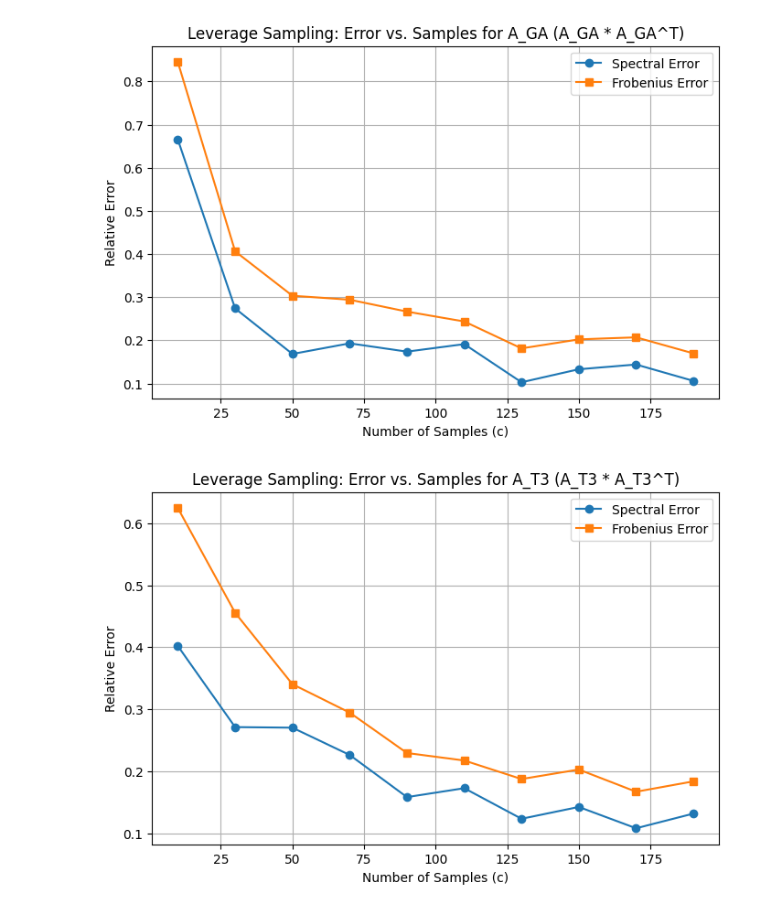
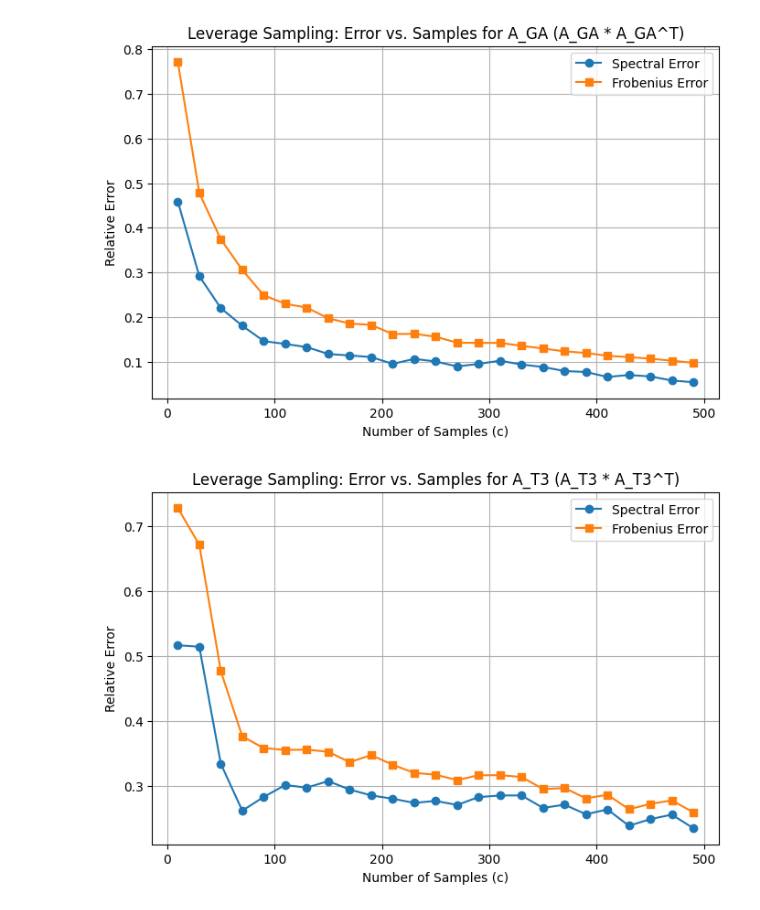
Before and after one commit to TagoreZhao/STAT260, a Jupyter notebook: HW2/hw2.ipynb, the cells around one changed output. Cells and saved outputs as stored; diff of their text form; code cells hidden in the pictures.

```diff
--- a/HW2/hw2.ipynb
+++ b/HW2/hw2.ipynb
@@ -17,6 +19,8 @@ from utils import (generate_gaussian_A,
 # %%
 n, d = 500, 50
 seed = 1234
+c_values = list(range(10, 500, 20))
+s_values = np.linspace(0, 0.9, 10)
 
 A_GA = generate_gaussian_A(n, d, seed=seed)
 A_T3 = generate_t_distribution_A(n, d, df=3, seed=seed)
@@ -60,33 +68,32 @@ plot_probability_distribution(A_GA_p_norm_based, "A_GA Norm-Based Sampling Proba
 plot_probability_distribution(A_GA_p_frobenius, "A_GA Frobenius-Based Sampling Probabilities")
 plot_probability_distribution(A_GA_p_leverage, "A_GA Leverage Sampling Probabilities")
 # Define a range of sample sizes (c-values) to test:
-c_values = list(range(10, 210, 20))
 
 # Compute and plot errors for A_GA approximating A_GA * A_GA^T using Frobenius-based probabilities:
-spec_err_A_GA, fro_err_A_GA = compute_sample_approximation_errors(A_GA, A_GA_p_frobenius, c_values)
+spec_err_A_GA, fro_err_A_GA = compute_sample_approximation_errors(A_GA.T, A_GA, A_GA_p_frobenius, c_values)
 plot_errors(c_values, spec_err_A_GA, fro_err_A_GA, "Error vs Samples for A_GA (A_GA * A_GA^T)")
 
 # Similarly, for T3 and T1 matrices:
 A_T3_p_frobenius = compute_sampling_probabilities(A_T3.T, A_T3, method="frobenius_based")
-spec_err_A_T3, fro_err_A_T3 = compute_sample_approximation_errors(A_T3, A_T3_p_frobenius, c_values)
+spec_err_A_T3, fro_err_A_T3 = compute_sample_approximation_errors(A_T3.T, A_T3, A_T3_p_frobenius, c_values)
 plot_errors(c_values, spec_err_A_T3, fro_err_A_T3, "Error vs Samples for A_T3 (A_T3 * A_T3^T)")
 
 A_T1_p_frobenius = compute_sampling_probabilities(A_T1.T, A_T1, method="frobenius_based")
-spec_err_A_T1, fro_err_A_T1 = compute_sample_approximation_errors(A_T1, A_T1_p_frobenius, c_values)
+spec_err_A_T1, fro_err_A_T1 = compute_sample_approximation_errors(A_T1.T, A_T1, A_T1_p_frobenius, c_values)
 plot_errors(c_values, spec_err_A_T1, fro_err_A_T1, "Error vs Samples for A_T1 (A_T1 * A_T1^T)")
 
 # For the matrices of left singular vectors (U_A), note that U_A^T U_A is exactly I.
 # Thus, the exact product is the identity matrix.
 U_A_GA_p_frobenius = compute_sampling_probabilities(U_A_GA.T, U_A_GA, method="frobenius_based")
-spec_err_U_A_GA, fro_err_U_A_GA = compute_sample_approximation_errors(U_A_GA, U_A_GA_p_frobenius, c_values)
+spec_err_U_A_GA, fro_err_U_A_GA = compute_sample_approximation_errors(U_A_GA.T, U_A_GA, U_A_GA_p_frobenius, c_values)
 plot_errors(c_values, spec_err_U_A_GA, fro_err_U_A_GA, "Error vs Samples for U_A_GA (U_A_GA * U_A_GA^T)")
 
 U_A_T3_p_frobenius = compute_sampling_probabilities(U_A_T3.T, U_A_T3, method="frobenius_based")
-spec_err_U_A_T3, fro_err_U_A_T3 = compute_sample_approximation_errors(U_A_T3, U_A_T3_p_frobenius, c_values)
+spec_err_U_A_T3, fro_err_U_A_T3 = compute_sample_approximation_errors(U_A_T3.T, U_A_T3, U_A_T3_p_frobenius, c_values)
 plot_errors(c_values, spec_err_U_A_T3, fro_err_U_A_T3, "Error vs Samples for U_A_T3 (U_A_T3 * U_A_T3^T)")
 
 U_A_T1_p_frobenius = compute_sampling_probabilities(U_A_T1.T, U_A_T1, method="frobenius_based")
-spec_err_U_A_T1, fro_err_U_A_T1 = compute_sample_approximation_errors(U_A_T1, U_A_T1_p_frobenius, c_values)
+spec_err_U_A_T1, fro_err_U_A_T1 = compute_sample_approximation_errors(U_A_T1.T, U_A_T1, U_A_T1_p_frobenius, c_values)
 plot_errors(c_values, spec_err_U_A_T1, fro_err_U_A_T1, "Error vs Samples for U_A_T1 (U_A_T1 * U_A_T1^T)")
 # %% [output]
 [figure]
@@ -101,12 +109,10 @@ plot_errors(c_values, spec_err_U_A_T1, fro_err_U_A_T1, "Error vs Samples for U_A
 # %%
-c_values = np.arange(10, 210, 20)  # e.g., 10, 30, 50, ..., 190
-
 #############################
 # Approximation for A_GA:
 #############################
 # Uniform probabilities for approximating A_GA*A_GA^T.
 A_GA_p_uniform = compute_sampling_probabilities(A_GA.T, A_GA, method="uniform")
-spec_err_A_GA_uniform, fro_err_A_GA_uniform = compute_sample_approximation_errors(A_GA, A_GA_p_uniform, c_values)
+spec_err_A_GA_uniform, fro_err_A_GA_uniform = compute_sample_approximation_errors(A_GA.T, A_GA, A_GA_p_uniform, c_values)
 plot_errors(c_values, spec_err_A_GA_uniform, fro_err_A_GA_uniform,
             "Uniform Sampling: Error vs. Samples for A_GA (A_GA * A_GA^T)")
 
@@ -114,7 +120,7 @@ plot_errors(c_values, spec_err_A_GA_uniform, fro_err_A_GA_uniform,
 # Approximation for A_T3:
 #############################
 A_T3_p_uniform = compute_sampling_probabilities(A_T3.T, A_T3, method="uniform")
-spec_err_A_T3_uniform, fro_err_A_T3_uniform = compute_sample_approximation_errors(A_T3, A_T3_p_uniform, c_values)
+spec_err_A_T3_uniform, fro_err_A_T3_uniform = compute_sample_approximation_errors(A_T3.T, A_T3, A_T3_p_uniform, c_values)
 plot_errors(c_values, spec_err_A_T3_uniform, fro_err_A_T3_uniform,
             "Uniform Sampling: Error vs. Samples for A_T3 (A_T3 * A_T3^T)")
 
@@ -122,7 +128,7 @@ plot_errors(c_values, spec_err_A_T3_uniform, fro_err_A_T3_uniform,
 # Approximation for A_T1:
 #############################
 A_T1_p_uniform = compute_sampling_probabilities(A_T1.T, A_T1, method="uniform")
-spec_err_A_T1_uniform, fro_err_A_T1_uniform = compute_sample_approximation_errors(A_T1, A_T1_p_uniform, c_values)
+spec_err_A_T1_uniform, fro_err_A_T1_uniform = compute_sample_approximation_errors(A_T1.T, A_T1, A_T1_p_uniform, c_values)
 plot_errors(c_values, spec_err_A_T1_uniform, fro_err_A_T1_uniform,
             "Uniform Sampling: Error vs. Samples for A_T1 (A_T1 * A_T1^T)")
 
@@ -130,7 +136,7 @@ plot_errors(c_values, spec_err_A_T1_uniform, fro_err_A_T1_uniform,
 # Approximation for U_A_GA:
 #############################
 U_A_GA_p_uniform = compute_sampling_probabilities(U_A_GA.T, U_A_GA, method="uniform")
-spec_err_U_A_GA_uniform, fro_err_U_A_GA_uniform = compute_sample_approximation_errors(U_A_GA, U_A_GA_p_uniform, c_values)
+spec_err_U_A_GA_uniform, fro_err_U_A_GA_uniform = compute_sample_approximation_errors(U_A_GA.T, U_A_GA, U_A_GA_p_uniform, c_values)
 plot_errors(c_values, spec_err_U_A_GA_uniform, fro_err_U_A_GA_uniform,
             "Uniform Sampling: Error vs. Samples for U_A_GA (U_A_GA * U_A_GA^T)")
 
@@ -138,7 +144,7 @@ plot_errors(c_values, spec_err_U_A_GA_uniform, fro_err_U_A_GA_uniform,
 # Approximation for U_A_T3:
 #############################
 U_A_T3_p_uniform = compute_sampling_probabilities(U_A_T3.T, U_A_T3, method="uniform")
-spec_err_U_A_T3_uniform, fro_err_U_A_T3_uniform = compute_sample_approximation_errors(U_A_T3, U_A_T3_p_uniform, c_values)
+spec_err_U_A_T3_uniform, fro_err_U_A_T3_uniform = compute_sample_approximation_errors(U_A_T3.T, U_A_T3, U_A_T3_p_uniform, c_values)
 plot_errors(c_values, spec_err_U_A_T3_uniform, fro_err_U_A_T3_uniform,
             "Uniform Sampling: Error vs. Samples for U_A_T3 (U_A_T3 * U_A_T3^T)")
 
@@ -146,7 +152,7 @@ plot_errors(c_values, spec_err_U_A_T3_uniform, fro_err_U_A_T3_uniform,
 # Approximation for U_A_T1:
 #############################
 U_A_T1_p_uniform = compute_sampling_probabilities(U_A_T1.T, U_A_T1, method="uniform")
-spec_err_U_A_T1_uniform, fro_err_U_A_T1_uniform = compute_sample_approximation_errors(U_A_T1, U_A_T1_p_uniform, c_values)
+spec_err_U_A_T1_uniform, fro_err_U_A_T1_uniform = compute_sample_approximation_errors(U_A_T1.T, U_A_T1, U_A_T1_p_uniform, c_values)
 plot_errors(c_values, spec_err_U_A_T1_uniform, fro_err_U_A_T1_uniform,
             "Uniform Sampling: Error vs. Samples for U_A_T1 (U_A_T1 * U_A_T1^T)")
 # %% [output]
@@ -159,26 +165,24 @@ plot_errors(c_values, spec_err_U_A_T1_uniform, fro_err_U_A_T1_uniform,
 # %%
-c_values = list(range(10, 210, 20))
-
 A_GA_p_leverage = compute_sampling_probabilities(A_GA.T, A_GA, method="leverage")
-spec_err_A_GA_leverage, fro_err_A_GA_leverage = compute_sample_approximation_errors(A_GA, A_GA_p_leverage, c_values)
+spec_err_A_GA_leverage, fro_err_A_GA_leverage = compute_sample_approximation_errors(A_GA.T,A_GA, A_GA_p_leverage, c_values)
 plot_errors(c_values, spec_err_A_GA_leverage, fro_err_A_GA_leverage,
             "Leverage Sampling: Error vs. Samples for A_GA (A_GA * A_GA^T)")
 
 #############################
 # Approximation for A_T3:
 #############################
 A_T3_p_leverage = compute_sampling_probabilities(A_T3.T, A_T3, method="leverage")
-spec_err_A_T3_leverage, fro_err_A_T3_leverage = compute_sample_approximation_errors(A_T3, A_T3_p_leverage, c_values)
+spec_err_A_T3_leverage, fro_err_A_T3_leverage = compute_sample_approximation_errors(A_T3.T, A_T3, A_GA_p_leverage, c_values)
 plot_errors(c_values, spec_err_A_T3_leverage, fro_err_A_T3_leverage,
             "Leverage Sampling: Error vs. Samples for A_T3 (A_T3 * A_T3^T)")
 
 #############################
 # Approximation for A_T1:
 #############################
 A_T1_p_leverage = compute_sampling_probabilities(A_T1.T, A_T1, method="leverage")
-spec_err_A_T1_leverage, fro_err_A_T1_leverage = compute_sample_approximation_errors(A_T1, A_T1_p_leverage, c_values)
+spec_err_A_T1_leverage, fro_err_A_T1_leverage = compute_sample_approximation_errors(A_T1.T, A_T1, A_GA_p_leverage, c_values)
 plot_errors(c_values, spec_err_A_T1_leverage, fro_err_A_T1_leverage,
             "Leverage Sampling: Error vs. Samples for A_T1 (A_T1 * A_T1^T)")
 # %% [output]
-[figure, old version]
+[figure, new version]
-[figure, old version]
+[figure, new version]
```
Also changed, not shown: parts of 9 cells of this notebook, 1 other file.
